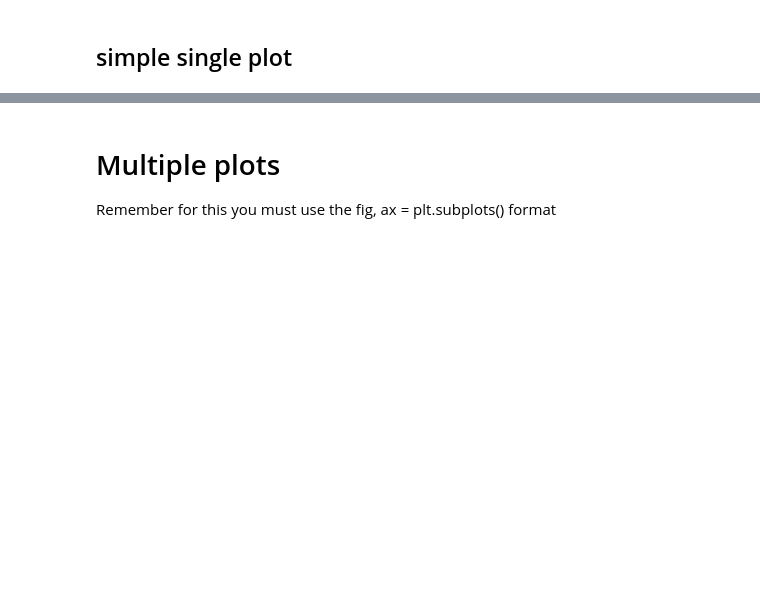
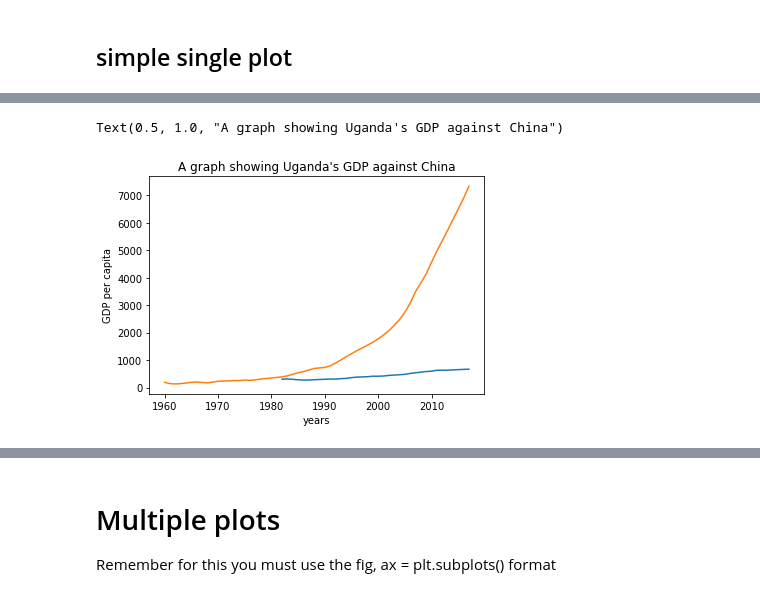
Before and after one commit to Mujerry/air_mentorship, a Jupyter notebook: 04-Data-Visualization/vizclass exercises matplotlib.ipynb, the cells around one changed output, grey strips where cells are left out. Drawn from its saved outputs; the diff is of its cells as text; code cells hidden in the pictures; blank space fills up the shorter version.

```diff
--- a/04-Data-Visualization/vizclass exercises matplotlib.ipynb
+++ b/04-Data-Visualization/vizclass exercises matplotlib.ipynb
@@ -13,4 +33,14 @@ Complete the following tasks using the main sheet as your model
 # %%
 # Build on the above plot by adding a suitable x axis label, y axis label and title
+
+
+plt.plot(data.year,data.gdp_ug)
+plt.plot(data.year,data.gdp_ch)
+plt.xlabel('years')
+plt.ylabel('GDP per capita')
+plt.title("A graph showing Uganda's GDP against China")
+# %% [output]
+Text(0.5, 1.0, "A graph showing Uganda's GDP against China")
+[figure, added]
 # %%
 # Build on the above plot by changing the line colour, style and width of the lines
```
Also changed, not shown: parts of 6 cells of this notebook.
